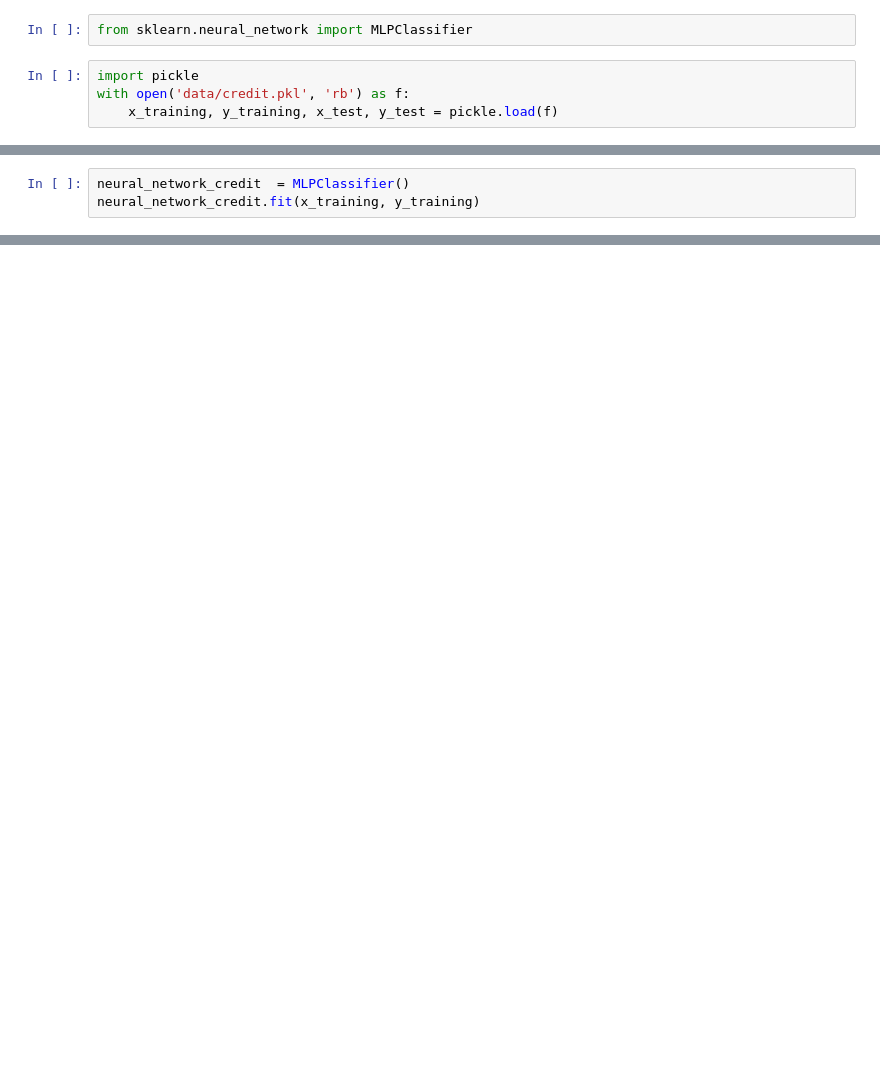
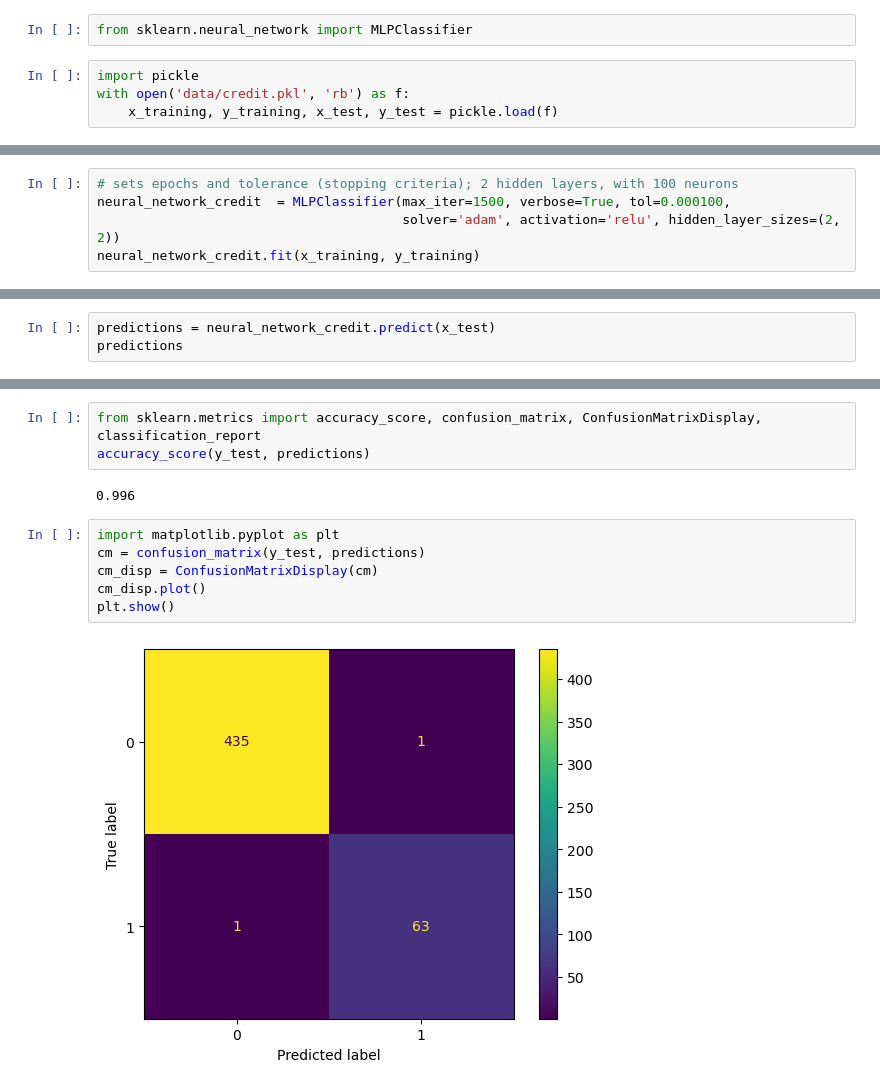
Before and after one commit to tai-almeida/machine_learning_studies, a Jupyter notebook: supervisioned_learning/classification/credit_risk/neural_networks_credit.ipynb, the cells around one changed output, grey strips where cells are left out. Drawn from its saved outputs; the diff is of its cells as text; blank space fills up the shorter version.

Commit message:
neural network credit ok

```diff
--- a/supervisioned_learning/classification/credit_risk/neural_networks_credit.ipynb
+++ b/supervisioned_learning/classification/credit_risk/neural_networks_credit.ipynb
@@ -7,4 +11,6 @@ with open('data/credit.pkl', 'rb') as f:
 # %%
-neural_network_credit  = MLPClassifier()
+# sets epochs and tolerance (stopping criteria); 2 hidden layers, with 100 neurons
+neural_network_credit  = MLPClassifier(max_iter=1500, verbose=True, tol=0.000100,
+                                       solver='adam', activation='relu', hidden_layer_sizes=(2, 2))
 neural_network_credit.fit(x_training, y_training)
 # %% [output]
@@ -11,0 +35,3 @@ MLPClassifier()
+# %%
+predictions = neural_network_credit.predict(x_test)
+predictions
@@ -11,0 +56,13 @@ MLPClassifier()
+# %%
+from sklearn.metrics import accuracy_score, confusion_matrix, ConfusionMatrixDisplay, classification_report
+accuracy_score(y_test, predictions)
+# %% [output]
+0.996
+# %%
+import matplotlib.pyplot as plt
+cm = confusion_matrix(y_test, predictions)
+cm_disp = ConfusionMatrixDisplay(cm)
+cm_disp.plot()
+plt.show()
+# %% [output]
+[figure, added]
```
Also changed, not shown: parts of 4 cells of this notebook.
